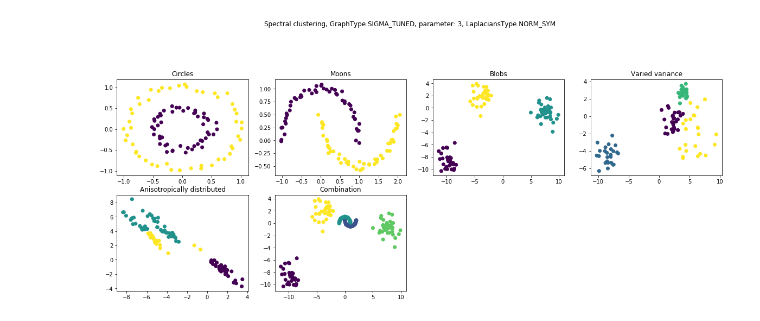
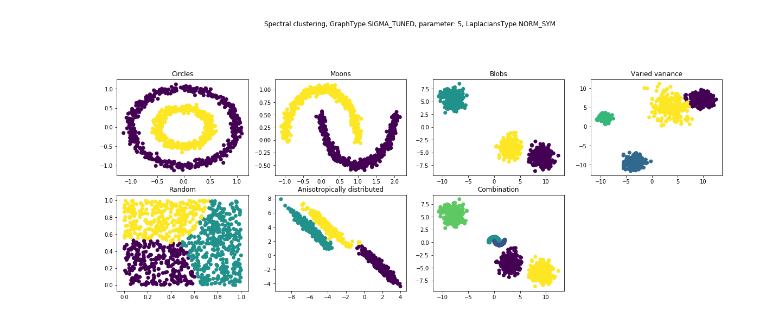
Before and after one commit to OlehOnyshchak/SpectralClustering, a Jupyter notebook: notebook/SpectralClustering.ipynb, the cells around one changed output. Drawn from its saved outputs; the diff is of its cells as text; code cells hidden in the pictures.

Commit message:
Added random dataset. Performed little refactoring

```diff
--- a/notebook/SpectralClustering.ipynb
+++ b/notebook/SpectralClustering.ipynb
@@ -14,7 +14,8 @@ matplotlib.rcParams['figure.figsize'] = [20, 15]
 
 sigma_sq = .01
 n_clusters = 2
-n_samples = 100
+n_samples = 1000
+n_clusters=[2, 2, 3, 4, 3, 3, 5]
 np.random.seed(1234)
 
 dataset_collection = []
@@ -22,12 +23,12 @@ dataset_collection.append(datasets.make_circles(n_samples, factor = 0.5, noise =
 dataset_collection.append(datasets.make_moons(n_samples, noise = 0.05))
 dataset_collection.append(datasets.make_blobs(n_samples, centers = 3, n_features = 2))
 dataset_collection.append(datasets.make_blobs(n_samples, centers = 4, n_features = 2, cluster_std=[0.5, 1, 1, 2]))
+dataset_collection.append((np.random.rand(n_samples, 2), None))
 
 X, y = datasets.make_blobs(n_samples=n_samples, random_state=170)
 transformation = [[0.9, -0.9], [-0.4, 0.8]]
 X_aniso = np.dot(X, transformation)
 aniso = (X_aniso, y)
-
 dataset_collection.append(aniso)
 
 data1, data2 = dataset_collection[2][0], dataset_collection[1][0]
@@ -37,7 +38,7 @@ combined = np.concatenate((data1, data2), axis=0), np.concatenate((labels1, labe
 dataset_collection.append(combined)
 
 
-titles = ["Circles", "Moons", "Blobs", "Varied variance", "Anisotropically distributed", "Combination"]
+titles = ["Circles", "Moons", "Blobs", "Varied variance", "Random", "Anisotropically distributed", "Combination"]
 
 class Algorithm(Enum):
         KMEANS = 1
@@ -118,7 +119,6 @@ def make_graph(data, gtype, parameter):
 
 
 
-
 def spectral_clustering(weighted_graph, cluster_count, laplacian_type):
     W = weighted_graph
     K = cluster_count
@@ -234,6 +234,6 @@ ValueError: Input contains NaN, infinity or a value too large for dtype('float64
 # %%
-params = {'gtype' : GraphType.SIGMA_TUNED, 'ltype' : LaplaciansType.NORM_SYM, 'gparam' : 3}
-results = run_algorithm(Algorithm.SPECTRAL, dataset_collection, n_clusters=[2, 2, 3, 4, 3, 5], params=params)
+params = {'gtype' : GraphType.SIGMA_TUNED, 'ltype' : LaplaciansType.NORM_SYM, 'gparam' : 5}
+results = run_algorithm(Algorithm.SPECTRAL, dataset_collection, n_clusters, params)
 plot_results(results, titles, params=params, alg_type=Algorithm.SPECTRAL)
 # %% [output]
-[figure, old version]
+[figure, new version]
```
Also changed, not shown: parts of 10 cells of this notebook.
